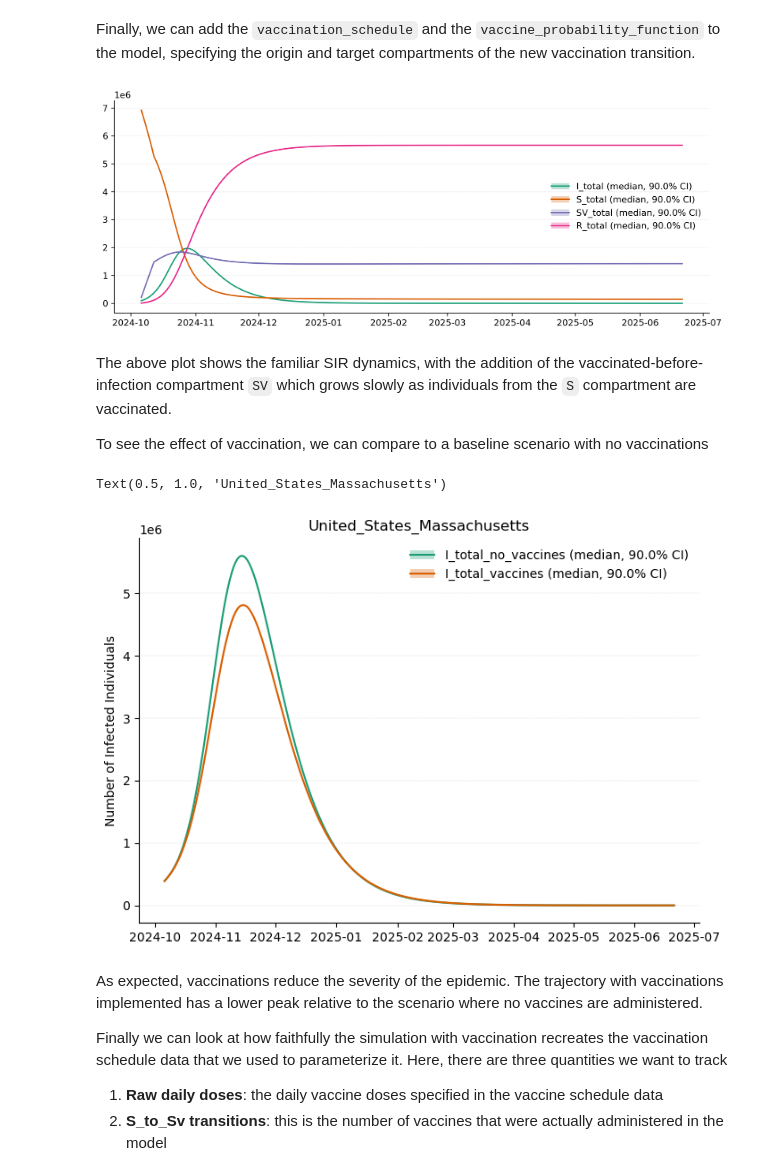
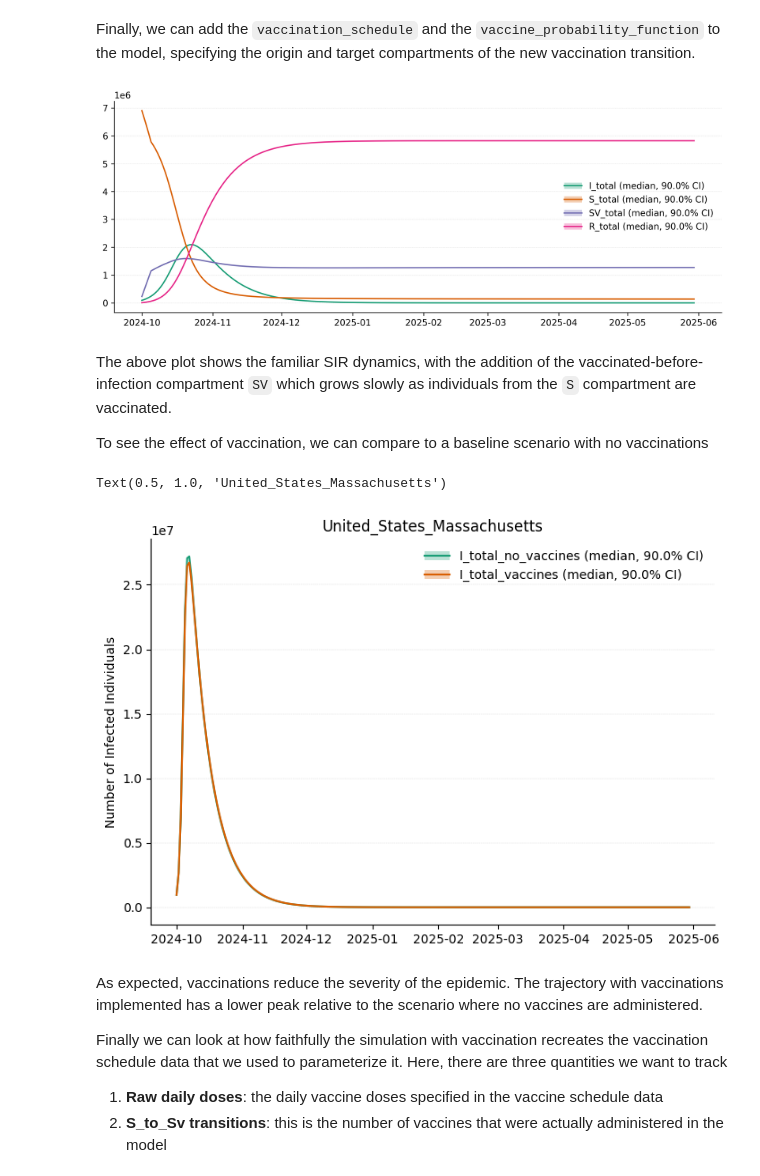
Before and after one commit to mobs-lab/epymodelingsuite, a Jupyter notebook: tutorials/Tutorial_Vaccinations.ipynb, the cells around one changed output. Saved outputs shown, nothing was run; the diff lists cells and outputs as text; code cells hidden in the pictures.

```diff
--- a/tutorials/Tutorial_Vaccinations.ipynb
+++ b/tutorials/Tutorial_Vaccinations.ipynb
@@ -43,17 +44,15 @@ To create a vaccine schedule from the flu scenario modeling hub scenarios, we ca
 
 If you wish, you can specify any custom vaccination schedule that you like as long as it follows the format of the `DataFrame` below (one column for each age group in your model with one row for the total number of vaccinations administered on each day).
 # %%
-date_start = dt.date(2024, 10, 6)
-date_stop = dt.date(2025, 6, 21)
+date_start = dt.date(2025, 10, 1)
+date_stop = dt.date(2026, 5, 30)
 
-vaccination_schedule = scenario_to_epydemix(
-    input_filepath = 'data/vaccine_scenarios_2425_cd.csv',
-    start_date=date_start,
-    end_date=date_stop,
-    model=model,
-    output_filepath = None
+all_scen = smh_data_to_epydemix(
+    input_filepath = '../tutorials/data/vaccine_scenarios_2425.csv',
+    start_date = dt.date(2024, 10, 1),
+    end_date= dt.date(2025, 5, 30),
+    target_age_groups=["0-4", "5-17", "18-49", "50-64", "65+"]
 )
 
-vaccination_schedule['total_vax'] = vaccination_schedule[['0-4', '5-17', '18-49', '50-64', '65+']].sum(axis=1)
-vaccination_schedule
+all_scen
 # %% [output]
@@ -87,3 +72,5 @@ vaccination_schedule = vaccination_schedule[vaccination_schedule.scenario == 'A_
+# %%
+vaccination_schedule = all_scen.query("location == 'US-MA' and scenario == 'C_D'")
 # %% [markdown]
 Next, we need to define a vaccination probability function. This requires two arguments. First, the name of the `origin_compartment` which receives the vaccinations. This will be used to calculate the transition probabilities required to vaccinate the number of people detailed in the `vaccination schedule`. Second, a list of compartments `eligible_compartments` that are eligible to receive vaccinations. This implementation assumes the vaccines in `vaccination_schedule` are distributed amongst all those who are eligible, but only has an impact on those who were vaccinated before becoming infected (i.e. the S compartment).
 # %%
@@ -94,38 +81,40 @@ vaccine_probability_function = make_vaccination_probability_function(
 # %% [markdown]
 Finally, we can add the `vaccination_schedule` and the `vaccine_probability_function` to the model, specifying the origin and target compartments of the new vaccination transition.
 # %%
+date_start = dt.date(2024, 10, 1)
+date_stop = dt.date(2025, 5, 30)
 model = add_vaccination_schedule(
     model=model,
     vaccine_probability_function = vaccine_probability_function,
     source_comp="S",
     target_comp="SV",
-    vaccination_schedule = vaccination_schedule
+    vaccination_schedule = vaccination_schedule,
 )
 # simulate
 np.random.seed(19)
 model.add_parameter(parameters_dict={"beta": 0.03, "mu": 0.1, "VE": 0.8})
 results = model.run_simulations(
     start_date=date_start,
     end_date=date_stop,
     # percentage_in_agents=10 / model.population.Nk.sum(),
     initial_conditions_dict={
         "S": (0.99 * model.population.Nk),
         "SV": (0.0 * model.population.Nk),
         "I": (0.01 * model.population.Nk),
         "R": (0.0 * model.population.Nk)},
-    Nsim=25
+    Nsim = 25,
 )
 df_quantiles = results.get_quantiles_compartments()
 ax = plot_quantiles(df_quantiles, columns=["I_total", "S_total", "SV_total", "R_total"], legend_loc="best")
 # %% [output]
-[figure, old version]
+[figure, new version]
 # %% [markdown]
 The above plot shows the familiar SIR dynamics, with the addition of the vaccinated-before-infection compartment `SV` which grows slowly as individuals from the `S` compartment are vaccinated.
 
 To see the effect of vaccination, we can compare to a baseline scenario with no vaccinations
 # %%
 no_vaccination_schedule = vaccination_schedule.copy()
-no_vaccination_schedule[["18-49", "5-17", "50-64", "0-4", "65+", "total_vax"]] = 0.0
+no_vaccination_schedule[["0-4", "5-17", "18-49", "50-64", "65+"]] = 0.0
 
 # Model configurations: (name, vaccination_schedule)
 configs = [
@@ -135,19 +124,8 @@ configs = [
 
 # Run simulations for all configurations
 data = {}
-date_start = dt.date(2024, 10, 6)
-date_stop = dt.date(2025, 6, 21)
 
 for name, vacc_sched in configs:
-    model = EpiModel()
-    model.set_population(population)
-    model.add_compartments(["S", "SV", "I", "R"])
-    model.add_parameter(parameters_dict={"beta": 0.003, "mu": 0.1, "VE": 0.8})
-
-    model.add_transition("S", "I", params=("beta", "I"), kind="mediated")
-    model.add_transition("SV", "I", params=("(1 - VE) * beta", "I"), kind="mediated")
-    model.add_transition("I", "R", params=("mu"), kind="spontaneous")
-
     vaccine_probability_function = make_vaccination_probability_function(
         origin_compartment="S",
         eligible_compartments=["S", "R"]
@@ -198,7 +176,7 @@ ax.set_ylabel("Number of Infected Individuals")
 ax.set_title(model.population.name)
 # %% [output]
 Text(0.5, 1.0, 'United_States_Massachusetts')
-[figure, old version]
+[figure, new version]
 # %% [markdown]
 As expected, vaccinations reduce the severity of the epidemic. The trajectory with vaccinations implemented has a lower peak relative to the scenario where no vaccines are administered.
 
```
Also changed, not shown: parts of 6 cells of this notebook, 4 other files.
